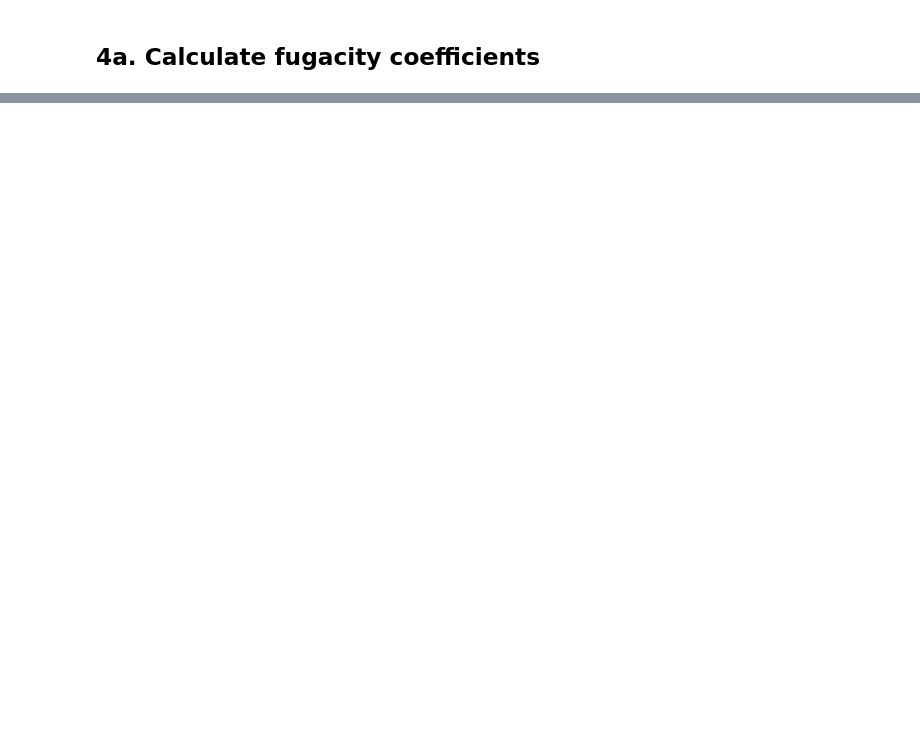
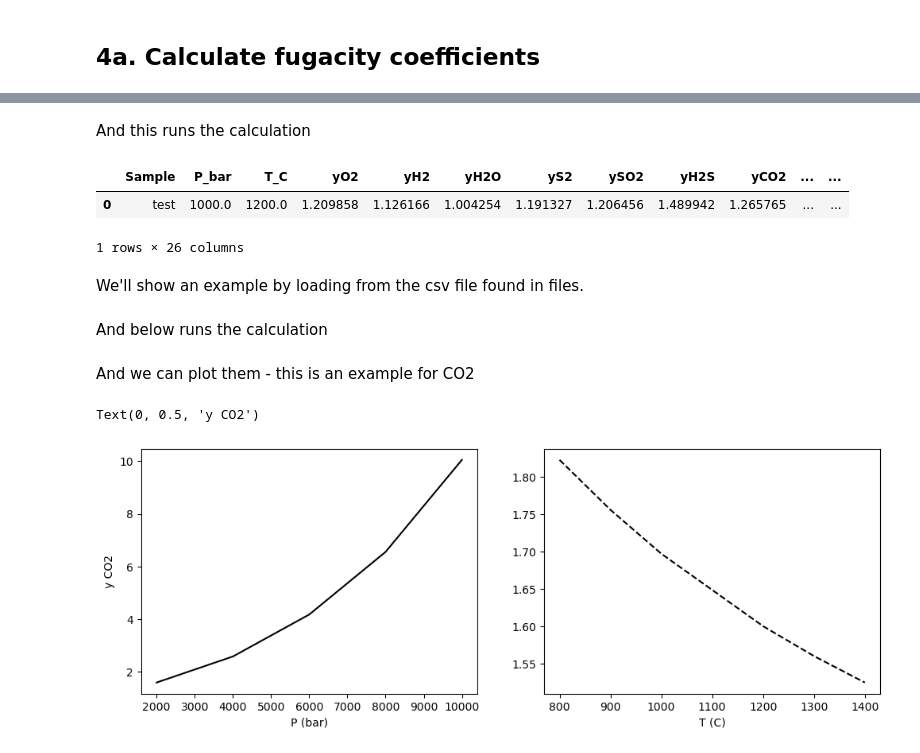
Before and after one commit to eryhughes/VolFe, a Jupyter notebook: docs/Examples/4a. other_fug_coeff.ipynb, the cells around one changed output, grey strips where cells are left out. Cells and saved outputs as stored; diff of their text form; code cells hidden in the pictures; blank space fills up the shorter version.

```diff
--- a/docs/Examples/4a. other_fug_coeff.ipynb
+++ b/docs/Examples/4a. other_fug_coeff.ipynb
@@ -211,0 +49,35 @@ vf.calc_Pvsat(my_analysis)
+# %% [markdown]
+And this runs the calculation
+# %%
+vf.calc_fugacity_coefficients(my_analysis)
+# %% [output]
+|  | Sample | P_bar | T_C | yO2 | yH2 | yH2O | yS2 | ySO2 | yH2S | yCO2 | ... | ... |
+| 0 | test | 1000.0 | 1200.0 | 1.209858 | 1.126166 | 1.004254 | 1.191327 | 1.206456 | 1.489942 | 1.265765 | ... | ... |
+1 rows × 26 columns
+# %% [markdown]
+We'll show an example by loading from the csv file found in files.
+# %%
+# Read csv to define melt composition
+my_analyses = pd.read_csv("../files/inputs_y.csv")
+# %% [markdown]
+And below runs the calculation
+# %%
+results = vf.calc_fugacity_coefficients(my_analyses)
+# %% [markdown]
+And we can plot them - this is an example for CO2
+# %%
+fig, (ax1, ax2) = plt.subplots(1, 2, figsize=(12,4))
+
+data1 = results[results['P_bar'] == 2000.] # 2000 bar
+data2 = results[results['T_C'] == 1200.] # 1200 'C
+
+# Plotting results
+ax1.plot(data2['P_bar'], data2['yCO2'], '-k')
+ax2.plot(data1['T_C'], data1['yCO2'], '--k')
+
+ax1.set_xlabel('P (bar)')
+ax2.set_xlabel('T (C)')
+ax1.set_ylabel('y CO2')
+# %% [output]
+Text(0, 0.5, 'y CO2')
+[figure, added]
```
Also changed, not shown: parts of 20 cells of this notebook.
